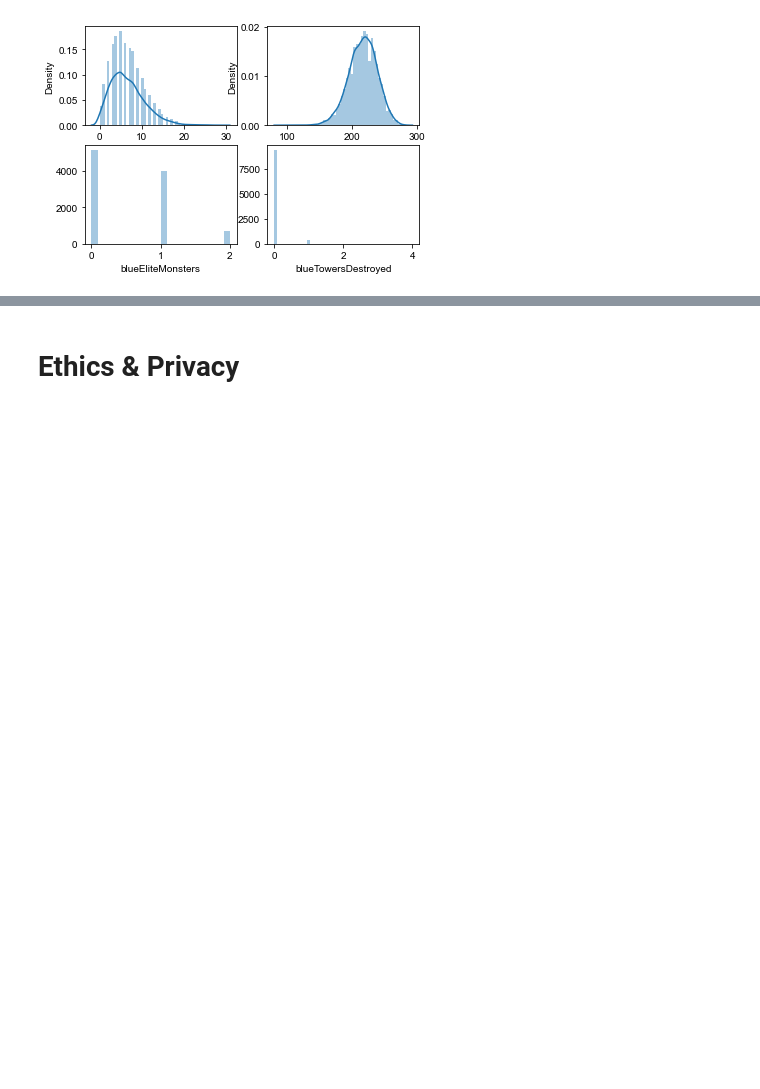
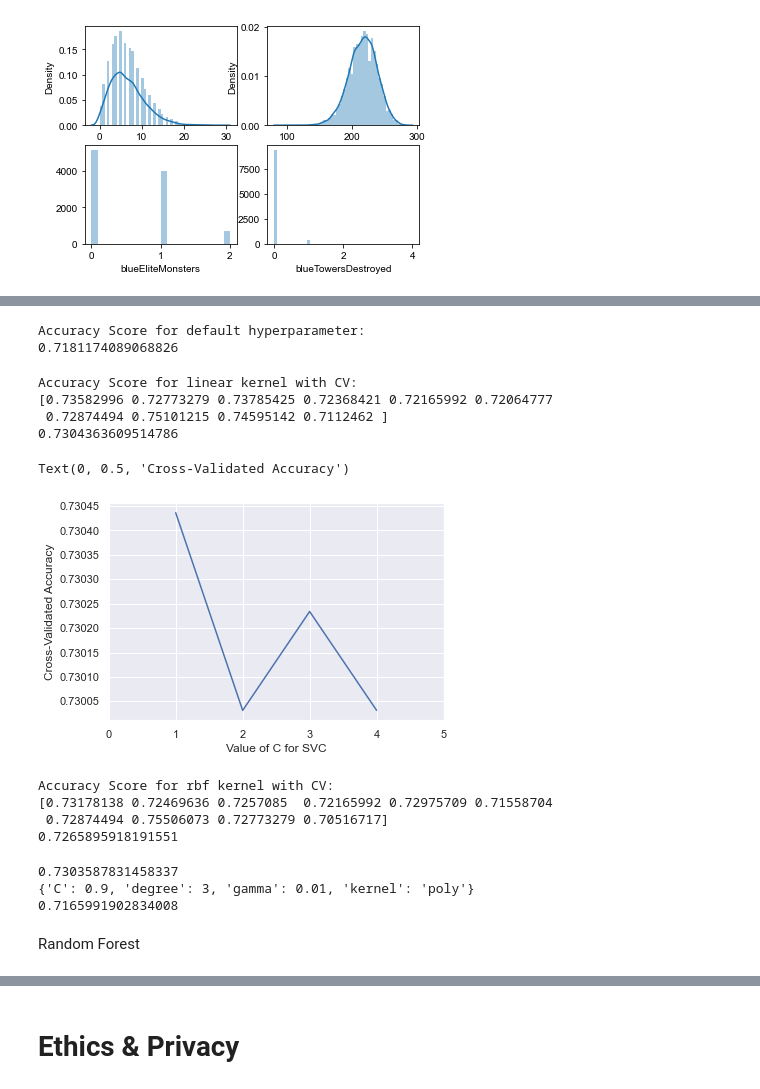
Before and after one commit to COGS118A/Group034-Sp22, a Jupyter notebook: Checkpoint_group034.ipynb, the cells around one changed output, grey strips where cells are left out. Drawn from its saved outputs; the diff is of its cells as text; code cells hidden in the pictures; blank space fills up the shorter version.

```diff
--- a/Checkpoint_group034.ipynb
+++ b/Checkpoint_group034.ipynb
@@ -282,0 +331,66 @@ from sklearn.model_selection import cross_val_score
+# %%
+examp = pd.read_csv('high_diamond_ranked_10min.csv')
+examp.drop(['gameId','blueWins','redGoldDiff','blueExperienceDiff','blueGoldDiff',
+       'redExperienceDiff'], axis=1, inplace=True)
+# %%
+X = examp
+X = preprocessing.StandardScaler().fit(X).transform(X.astype(float))
+# %%
+from sklearn.svm import SVC
+from sklearn import metrics
+X_train, X_test, y_train, y_test = train_test_split(X, y,
+test_size=0.20, random_state=0)
+#Default hyperparameters
+svc=SVC()
+svc.fit(X_train,y_train)
+y_pred=svc.predict(X_test)
+print('Accuracy Score for default hyperparameter:')
+print(metrics.accuracy_score(y_test,y_pred))
+# %% [output]
+Accuracy Score for default hyperparameter:
+0.7181174089068826
+# %%
+#CV for linear kernel
+svc=SVC(kernel='linear')
+scores = cross_val_score(svc, X, y, cv=10, scoring='accuracy') #cv is cross validation
+print('Accuracy Score for linear kernel with CV:')
+print(scores)
+print(scores.mean())
+# %% [output]
+Accuracy Score for linear kernel with CV:
+[0.73582996 0.72773279 0.73785425 0.72368421 0.72165992 0.72064777
+ 0.72874494 0.75101215 0.74595142 0.7112462 ]
+0.7304363609514786
+# %%
+C_range=list(range(1,5))
+acc_score=[]
+for c in C_range:
+    svc = SVC(kernel='linear', C=c)
+    scores = cross_val_score(svc, X, y, cv=10, scoring='accuracy')
+    acc_score.append(scores.mean())
+# %%
+import matplotlib.pyplot as plt
+%matplotlib inline
+
+
+C_values=list(range(1,5))
+# plot the value of C for SVM (x-axis) versus the cross-validated accuracy (y-axis)
+plt.plot(C_values,acc_score)
+plt.xticks(np.arange(0,6,1))
+plt.xlabel('Value of C for SVC')
+plt.ylabel('Cross-Validated Accuracy')
+# %% [output]
+Text(0, 0.5, 'Cross-Validated Accuracy')
+[figure, added]
+# %%
+#CV for rbf kernel
+svc=SVC(kernel='rbf')
+scores = cross_val_score(svc, X, y, cv=10, scoring='accuracy') #cv is cross validation
+print('Accuracy Score for rbf kernel with CV:')
+print(scores)
+print(scores.mean())
+# %% [output]
+Accuracy Score for rbf kernel with CV:
+[0.73178138 0.72469636 0.7257085  0.72165992 0.72975709 0.71558704
+ 0.72874494 0.75506073 0.72773279 0.70516717]
+0.7265895918191551
@@ -282,0 +407,12 @@ from sklearn.model_selection import cross_val_score
+# %%
+model_svm.fit(X_train, y_train)
+print(model_svm.best_score_)
+print(model_svm.best_params_)
+y_pred= model_svm.predict(X_test)
+print(metrics.accuracy_score(y_pred,y_test))
+# %% [output]
+0.7303587831458337
+{'C': 0.9, 'degree': 3, 'gamma': 0.01, 'kernel': 'poly'}
+0.7165991902834008
+# %% [markdown]
+Random Forest
```
Also changed, not shown: parts of 19 cells of this notebook.
